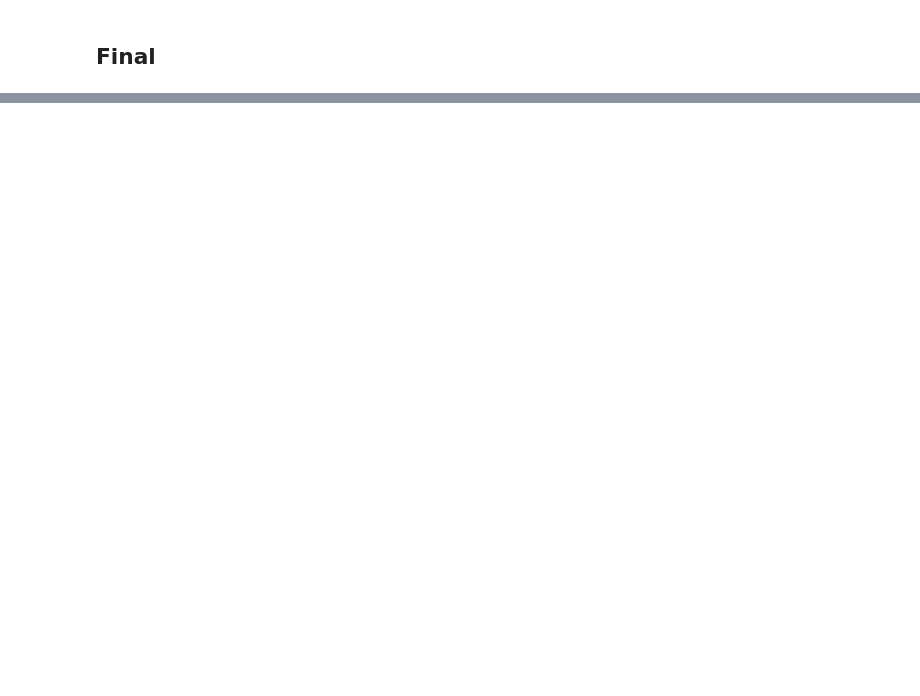
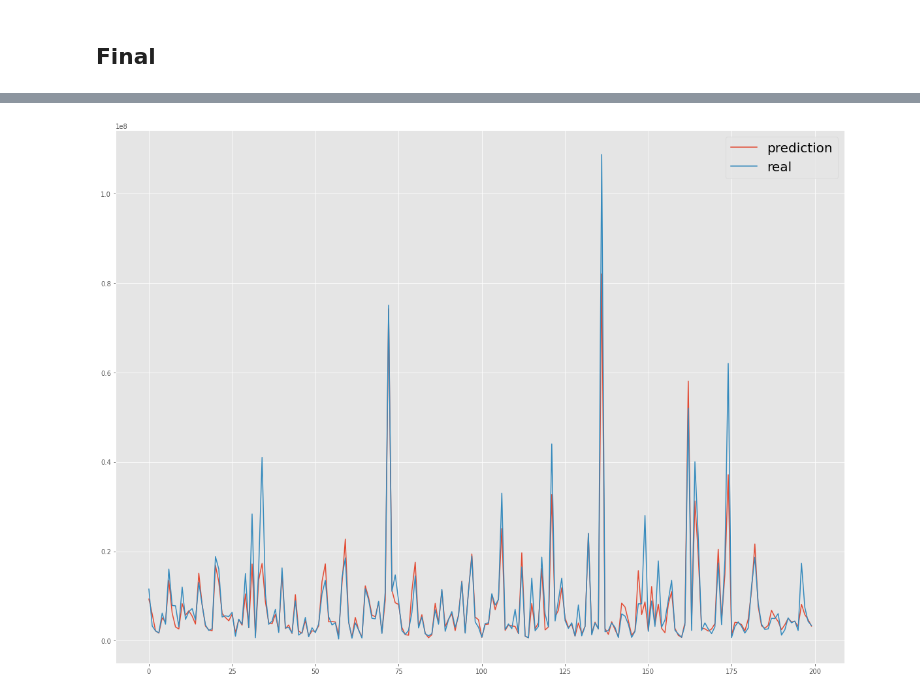
Before and after one commit to mg4432/Dacon-practice, a Jupyter notebook: Secondhand-Car-Price_Prediction/Secondhand-Car_Price_Prediction-Model.ipynb, the cells around one changed output, grey strips where cells are left out. Saved outputs shown, nothing was run; the diff lists cells and outputs as text; code cells hidden in the pictures; blank space fills up the shorter version.

```diff
--- a/Secondhand-Car-Price_Prediction/Secondhand-Car_Price_Prediction-Model.ipynb
+++ b/Secondhand-Car-Price_Prediction/Secondhand-Car_Price_Prediction-Model.ipynb
@@ -344,3 +352,3 @@ plt.show()
 # %%
-xgb_valid_preds = oof_val_preds
-xgb_preds = oof_test_preds
+ridge_valid_preds = oof_val_preds
+ridge_preds = oof_test_preds
@@ -632 +632,12 @@ plt.show()
+# %%
+import matplotlib.pyplot as plt
+
+plt.style.use('ggplot')
+plt.figure(figsize=(20, 15))
+plt.plot(np.exp((ridge_valid_preds+rf_valid_preds)/2)[600:800], label = 'prediction')
+plt.plot(np.exp(y)[600:800], label = 'real')
+plt.legend(fontsize = 20)
+plt.show()
+# %% [output]
+[figure, added]
 # %%
```
Also changed, not shown: parts of 34 cells of this notebook.
